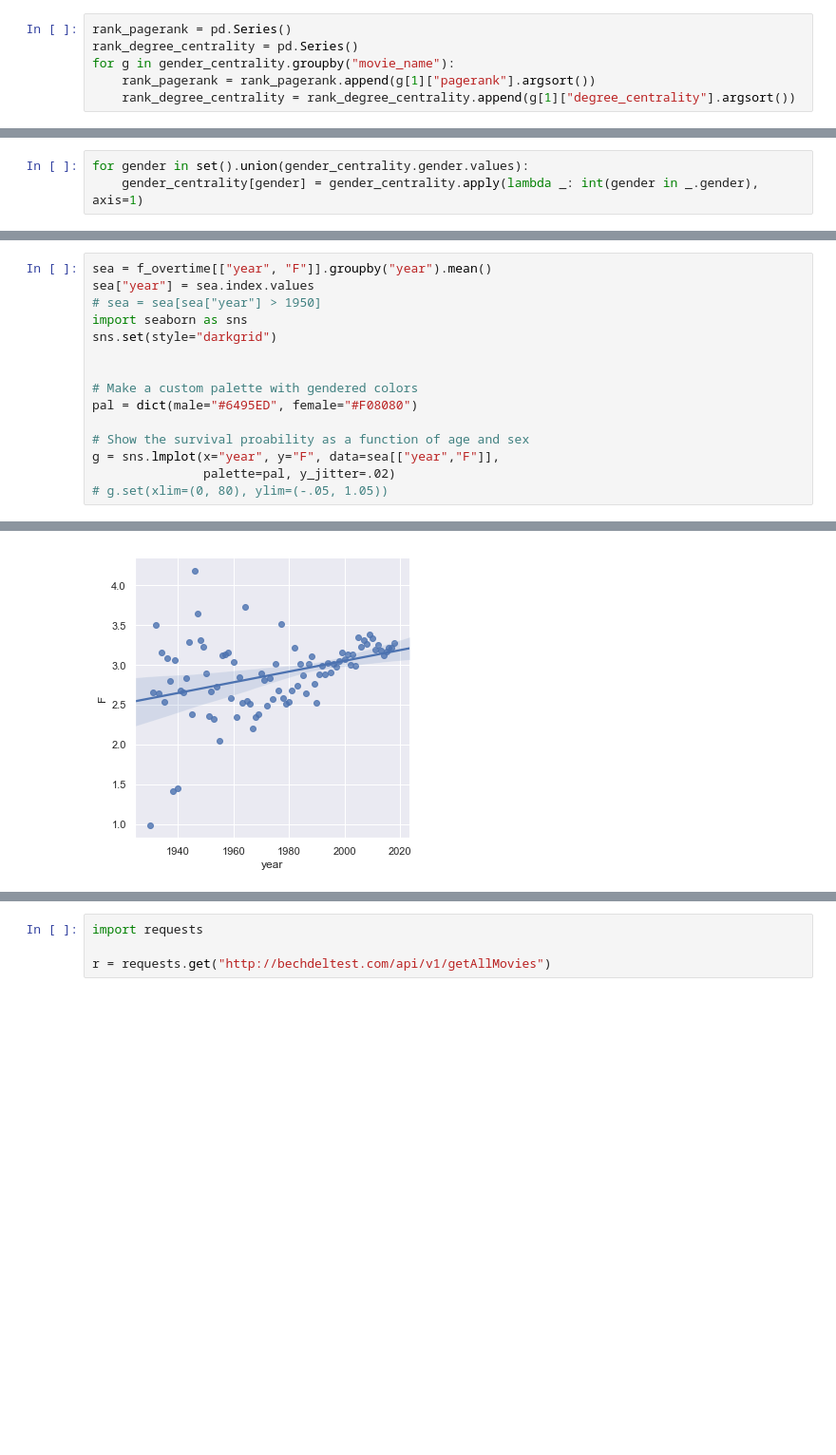
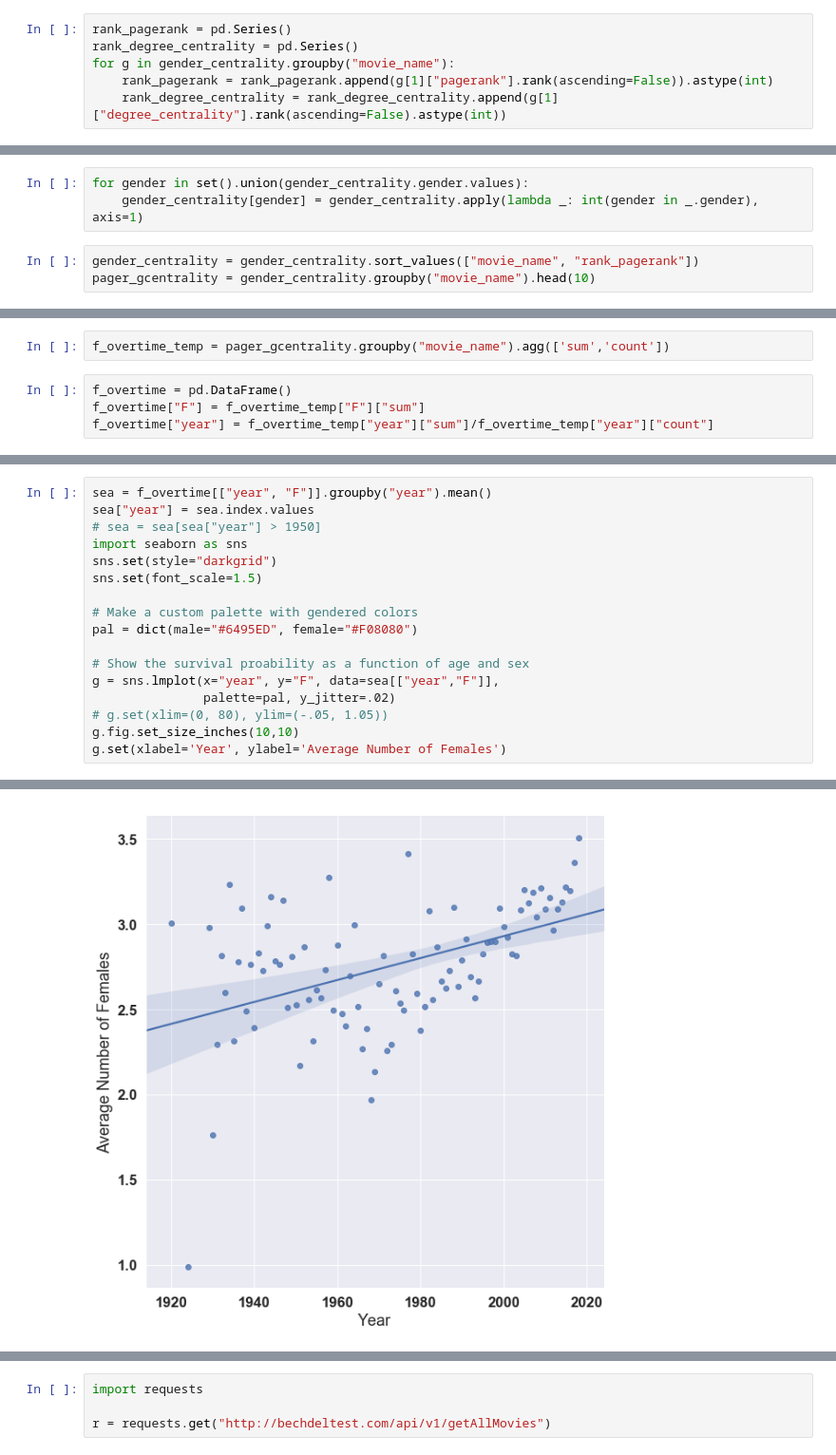
Before and after one commit to data4goodlab/subs2network, a Jupyter notebook: subs2graph/IMDB-Gender-Results.ipynb, the cells around one changed output, grey strips where cells are left out. Shown at 95% size. Saved outputs shown, nothing was run; the diff lists cells and outputs as text; blank space fills up the shorter version.

```diff
--- a/subs2graph/IMDB-Gender-Results.ipynb
+++ b/subs2graph/IMDB-Gender-Results.ipynb
@@ -725,8 +766,8 @@ gender_centrality = pd.read_csv("../temp/gender.csv", index_col=0)
 rank_pagerank = pd.Series()
 rank_degree_centrality = pd.Series()
 for g in gender_centrality.groupby("movie_name"):
-    rank_pagerank = rank_pagerank.append(g[1]["pagerank"].argsort())
-    rank_degree_centrality = rank_degree_centrality.append(g[1]["degree_centrality"].argsort())
+    rank_pagerank = rank_pagerank.append(g[1]["pagerank"].rank(ascending=False)).astype(int)
+    rank_degree_centrality = rank_degree_centrality.append(g[1]["degree_centrality"].rank(ascending=False).astype(int))
 # %%
 gender_centrality["rank_pagerank"] = rank_pagerank
 gender_centrality["rank_degree_centrality"] = rank_degree_centrality
@@ -789,4 +830,7 @@ rank_pagerank
 # %%
 for gender in set().union(gender_centrality.gender.values):
     gender_centrality[gender] = gender_centrality.apply(lambda _: int(gender in _.gender), axis=1)
+# %%
+gender_centrality = gender_centrality.sort_values(["movie_name", "rank_pagerank"])
+pager_gcentrality = gender_centrality.groupby("movie_name").head(10)
 # %%
@@ -838 +1069,7 @@ f_overtime["year"] = f_overtime["year"] / 10
+# %%
+f_overtime_temp = pager_gcentrality.groupby("movie_name").agg(['sum','count'])
+# %%
+f_overtime = pd.DataFrame()
+f_overtime["F"] = f_overtime_temp["F"]["sum"]
+f_overtime["year"] = f_overtime_temp["year"]["sum"]/f_overtime_temp["year"]["count"]
 # %%
@@ -863,7 +1100,7 @@ sea["year"] = sea.index.values
 # sea = sea[sea["year"] > 1950]
 import seaborn as sns
 sns.set(style="darkgrid")
-
+sns.set(font_scale=1.5)
 
 # Make a custom palette with gendered colors
 pal = dict(male="#6495ED", female="#F08080")
@@ -872,4 +1109,6 @@ pal = dict(male="#6495ED", female="#F08080")
 g = sns.lmplot(x="year", y="F", data=sea[["year","F"]],
                palette=pal, y_jitter=.02)
 # g.set(xlim=(0, 80), ylim=(-.05, 1.05))
+g.fig.set_size_inches(10,10)
+g.set(xlabel='Year', ylabel='Average Number of Females')
 # %% [output]
@@ -876,4 +1116,4 @@ g = sns.lmplot(x="year", y="F", data=sea[["year","F"]],
-[figure, old version]
+[figure, new version]
 # %%
 !python -m pip install statsmodels
 # %% [output]
```
Also changed, not shown: parts of 127 cells of this notebook, 8 other files.
